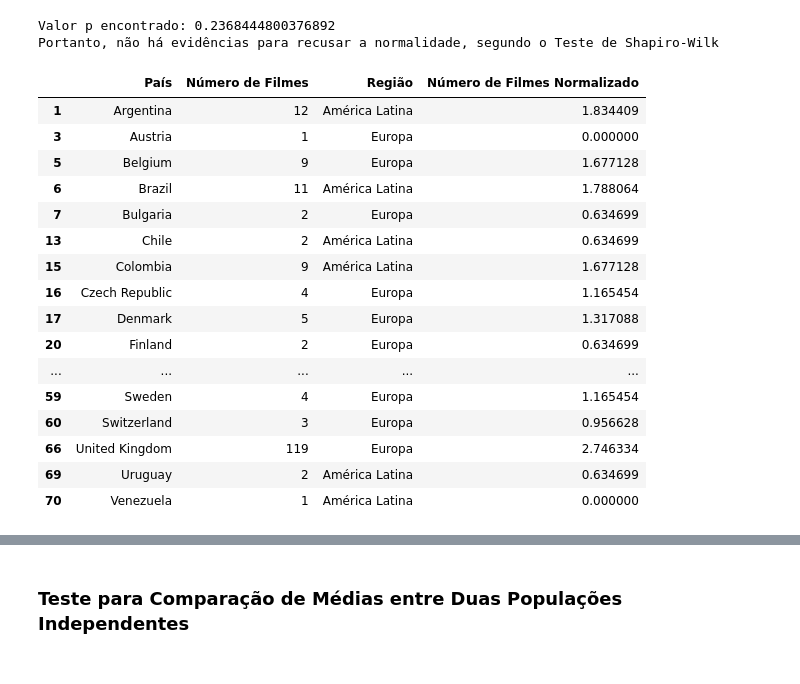
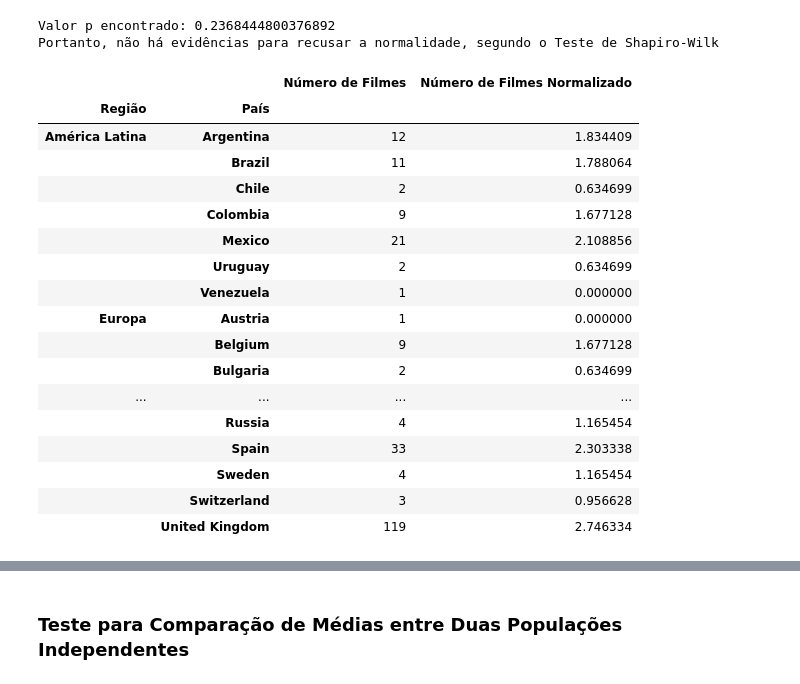
Before and after one commit to Cizika/netflix-analysis, a Jupyter notebook: Netflix.ipynb, the cells around one changed output, grey strips where cells are left out. Saved outputs shown, nothing was run; the diff lists cells and outputs as text; code cells hidden in the pictures.

```diff
--- a/Netflix.ipynb
+++ b/Netflix.ipynb
@@ -251,24 +247,25 @@ Portanto, não há evidências para recusar a normalidade, segundo o Teste de Sh
 # %%
 # Armazenando valores normalizados na amostra
 amostra["Número de Filmes Normalizado"] = amostra_normalizada
 
 # Exibindo Amostra preparada para o Teste de Hipóteses
-amostra
+amostra.set_index(["Região", "País"]).sort_index(level=0)
 # %% [output]
-|  | País | Número de Filmes | Região | Número de Filmes Normalizado |
-| 1 | Argentina | 12 | América Latina | 1.834409 |
-| 3 | Austria | 1 | Europa | 0.000000 |
-| 5 | Belgium | 9 | Europa | 1.677128 |
-| 6 | Brazil | 11 | América Latina | 1.788064 |
-| 7 | Bulgaria | 2 | Europa | 0.634699 |
-| 13 | Chile | 2 | América Latina | 0.634699 |
-| 15 | Colombia | 9 | América Latina | 1.677128 |
-| 16 | Czech Republic | 4 | Europa | 1.165454 |
-| 17 | Denmark | 5 | Europa | 1.317088 |
-| 20 | Finland | 2 | Europa | 0.634699 |
-| ... | ... | ... | ... | ... |
-| 59 | Sweden | 4 | Europa | 1.165454 |
-| 60 | Switzerland | 3 | Europa | 0.956628 |
-| 66 | United Kingdom | 119 | Europa | 2.746334 |
-| 69 | Uruguay | 2 | América Latina | 0.634699 |
-| 70 | Venezuela | 1 | América Latina | 0.000000 |
+|  |  | Número de Filmes | Número de Filmes Normalizado |
+| Região | País |  |  |
+| América Latina | Argentina | 12 | 1.834409 |
+|  | Brazil | 11 | 1.788064 |
+|  | Chile | 2 | 0.634699 |
+|  | Colombia | 9 | 1.677128 |
+|  | Mexico | 21 | 2.108856 |
+|  | Uruguay | 2 | 0.634699 |
+|  | Venezuela | 1 | 0.000000 |
+| Europa | Austria | 1 | 0.000000 |
+|  | Belgium | 9 | 1.677128 |
+|  | Bulgaria | 2 | 0.634699 |
+| ... | ... | ... | ... |
+|  | Russia | 4 | 1.165454 |
+|  | Spain | 33 | 2.303338 |
+|  | Sweden | 4 | 1.165454 |
+|  | Switzerland | 3 | 0.956628 |
+|  | United Kingdom | 119 | 2.746334 |
```
Also changed, not shown: parts of 20 cells of this notebook.
